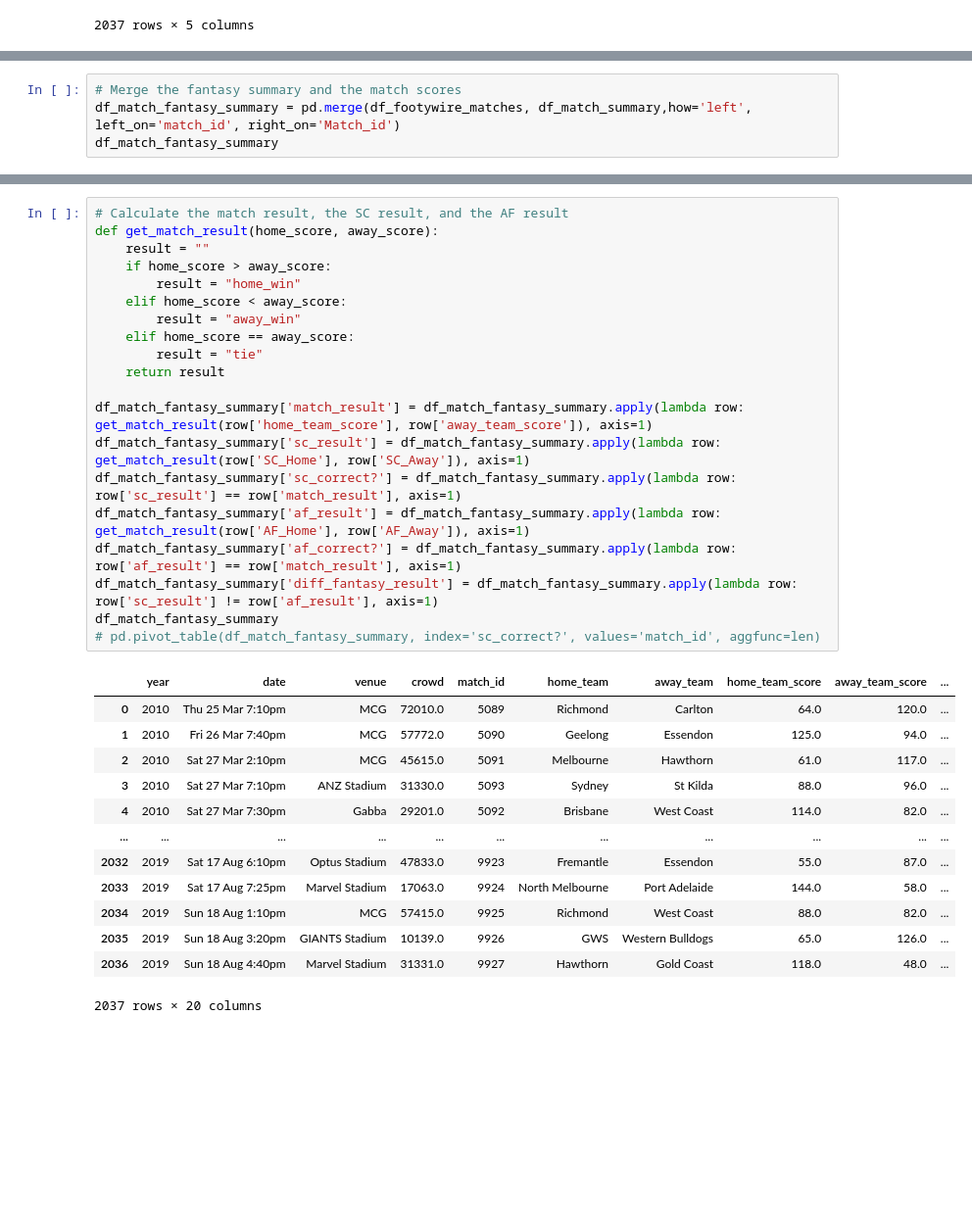
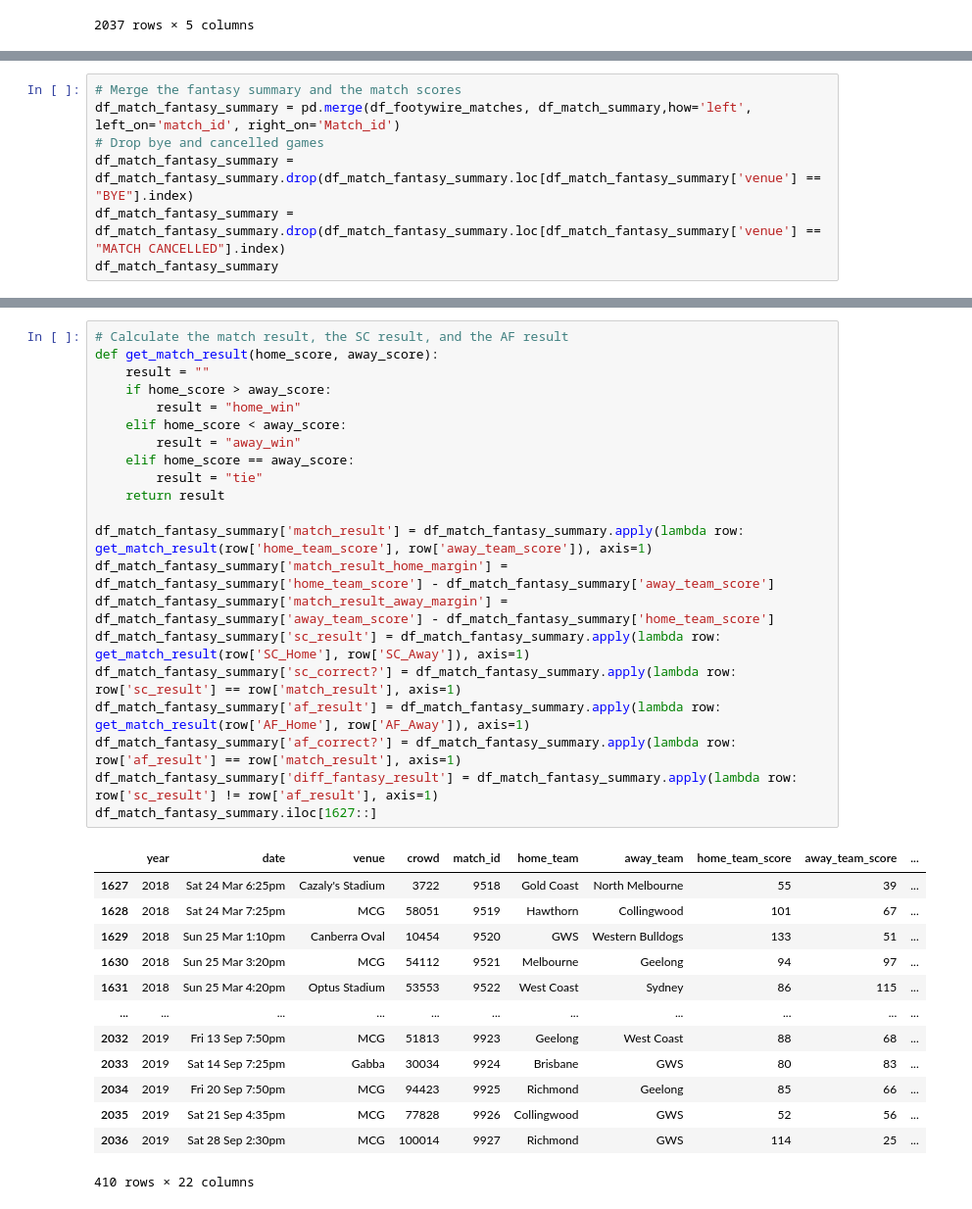
Before and after one commit to mark-richards/afl-eda, a Jupyter notebook: footywire-afl-eda.ipynb, the cells around one changed output, grey strips where cells are left out. Shown at 98% size. Drawn from its saved outputs; the diff is of its cells as text; blank space fills up the shorter version.

Commit message:
fixed match scraping error and merge + more analysis

```diff
--- a/footywire-afl-eda.ipynb
+++ b/footywire-afl-eda.ipynb
@@ -67,6 +67,9 @@ df_footywire_matches
 # %%
 # Merge the fantasy summary and the match scores
 df_match_fantasy_summary = pd.merge(df_footywire_matches, df_match_summary,how='left', left_on='match_id', right_on='Match_id')
+# Drop bye and cancelled games
+df_match_fantasy_summary = df_match_fantasy_summary.drop(df_match_fantasy_summary.loc[df_match_fantasy_summary['venue'] == "BYE"].index)
+df_match_fantasy_summary = df_match_fantasy_summary.drop(df_match_fantasy_summary.loc[df_match_fantasy_summary['venue'] == "MATCH CANCELLED"].index)
 df_match_fantasy_summary
 # %% [output]
 |  | year | date | venue | crowd | match_id | home_team | away_team | home_team_score | away_team_score | ... |
@@ -85,34 +88,35 @@ df_match_fantasy_summary
 # %%
 # Calculate the match result, the SC result, and the AF result
 def get_match_result(home_score, away_score):
     result = ""
     if home_score > away_score:
         result = "home_win"
     elif home_score < away_score:
         result = "away_win"
     elif home_score == away_score:
         result = "tie"
     return result
 
 df_match_fantasy_summary['match_result'] = df_match_fantasy_summary.apply(lambda row: get_match_result(row['home_team_score'], row['away_team_score']), axis=1)
+df_match_fantasy_summary['match_result_home_margin'] = df_match_fantasy_summary['home_team_score'] - df_match_fantasy_summary['away_team_score']
+df_match_fantasy_summary['match_result_away_margin'] = df_match_fantasy_summary['away_team_score'] - df_match_fantasy_summary['home_team_score']
 df_match_fantasy_summary['sc_result'] = df_match_fantasy_summary.apply(lambda row: get_match_result(row['SC_Home'], row['SC_Away']), axis=1)
 df_match_fantasy_summary['sc_correct?'] = df_match_fantasy_summary.apply(lambda row: row['sc_result'] == row['match_result'], axis=1)
 df_match_fantasy_summary['af_result'] = df_match_fantasy_summary.apply(lambda row: get_match_result(row['AF_Home'], row['AF_Away']), axis=1)
 df_match_fantasy_summary['af_correct?'] = df_match_fantasy_summary.apply(lambda row: row['af_result'] == row['match_result'], axis=1)
 df_match_fantasy_summary['diff_fantasy_result'] = df_match_fantasy_summary.apply(lambda row: row['sc_result'] != row['af_result'], axis=1)
-df_match_fantasy_summary
-# pd.pivot_table(df_match_fantasy_summary, index='sc_correct?', values='match_id', aggfunc=len)
+df_match_fantasy_summary.iloc[1627::]
 # %% [output]
 |  | year | date | venue | crowd | match_id | home_team | away_team | home_team_score | away_team_score | ... |
-| 0 | 2010 | Thu 25 Mar 7:10pm | MCG | 72010.0 | 5089 | Richmond | Carlton | 64.0 | 120.0 | ... |
-| 1 | 2010 | Fri 26 Mar 7:40pm | MCG | 57772.0 | 5090 | Geelong | Essendon | 125.0 | 94.0 | ... |
-| 2 | 2010 | Sat 27 Mar 2:10pm | MCG | 45615.0 | 5091 | Melbourne | Hawthorn | 61.0 | 117.0 | ... |
-| 3 | 2010 | Sat 27 Mar 7:10pm | ANZ Stadium | 31330.0 | 5093 | Sydney | St Kilda | 88.0 | 96.0 | ... |
-| 4 | 2010 | Sat 27 Mar 7:30pm | Gabba | 29201.0 | 5092 | Brisbane | West Coast | 114.0 | 82.0 | ... |
+| 1627 | 2018 | Sat 24 Mar 6:25pm | Cazaly's Stadium | 3722 | 9518 | Gold Coast | North Melbourne | 55 | 39 | ... |
+| 1628 | 2018 | Sat 24 Mar 7:25pm | MCG | 58051 | 9519 | Hawthorn | Collingwood | 101 | 67 | ... |
+| 1629 | 2018 | Sun 25 Mar 1:10pm | Canberra Oval | 10454 | 9520 | GWS | Western Bulldogs | 133 | 51 | ... |
+| 1630 | 2018 | Sun 25 Mar 3:20pm | MCG | 54112 | 9521 | Melbourne | Geelong | 94 | 97 | ... |
+| 1631 | 2018 | Sun 25 Mar 4:20pm | Optus Stadium | 53553 | 9522 | West Coast | Sydney | 86 | 115 | ... |
 | ... | ... | ... | ... | ... | ... | ... | ... | ... | ... | ... |
-| 2032 | 2019 | Sat 17 Aug 6:10pm | Optus Stadium | 47833.0 | 9923 | Fremantle | Essendon | 55.0 | 87.0 | ... |
-| 2033 | 2019 | Sat 17 Aug 7:25pm | Marvel Stadium | 17063.0 | 9924 | North Melbourne | Port Adelaide | 144.0 | 58.0 | ... |
-| 2034 | 2019 | Sun 18 Aug 1:10pm | MCG | 57415.0 | 9925 | Richmond | West Coast | 88.0 | 82.0 | ... |
-| 2035 | 2019 | Sun 18 Aug 3:20pm | GIANTS Stadium | 10139.0 | 9926 | GWS | Western Bulldogs | 65.0 | 126.0 | ... |
-| 2036 | 2019 | Sun 18 Aug 4:40pm | Marvel Stadium | 31331.0 | 9927 | Hawthorn | Gold Coast | 118.0 | 48.0 | ... |
+| 2032 | 2019 | Fri 13 Sep 7:50pm | MCG | 51813 | 9923 | Geelong | West Coast | 88 | 68 | ... |
+| 2033 | 2019 | Sat 14 Sep 7:25pm | Gabba | 30034 | 9924 | Brisbane | GWS | 80 | 83 | ... |
+| 2034 | 2019 | Fri 20 Sep 7:50pm | MCG | 94423 | 9925 | Richmond | Geelong | 85 | 66 | ... |
+| 2035 | 2019 | Sat 21 Sep 4:35pm | MCG | 77828 | 9926 | Collingwood | GWS | 52 | 56 | ... |
+| 2036 | 2019 | Sat 28 Sep 2:30pm | MCG | 100014 | 9927 | Richmond | GWS | 114 | 25 | ... |
-2037 rows × 20 columns
+410 rows × 22 columns
```
Also changed, not shown: parts of 12 cells of this notebook, 4 other files.
